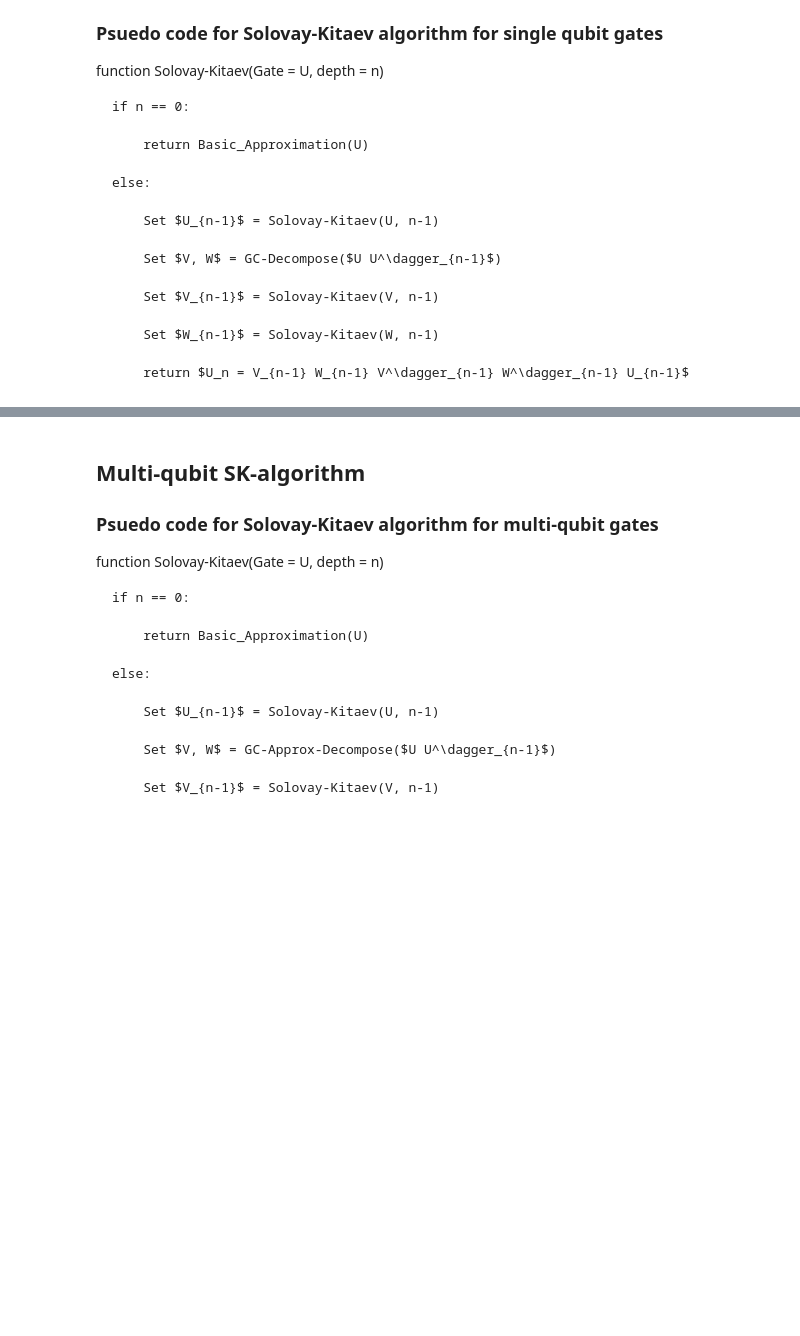
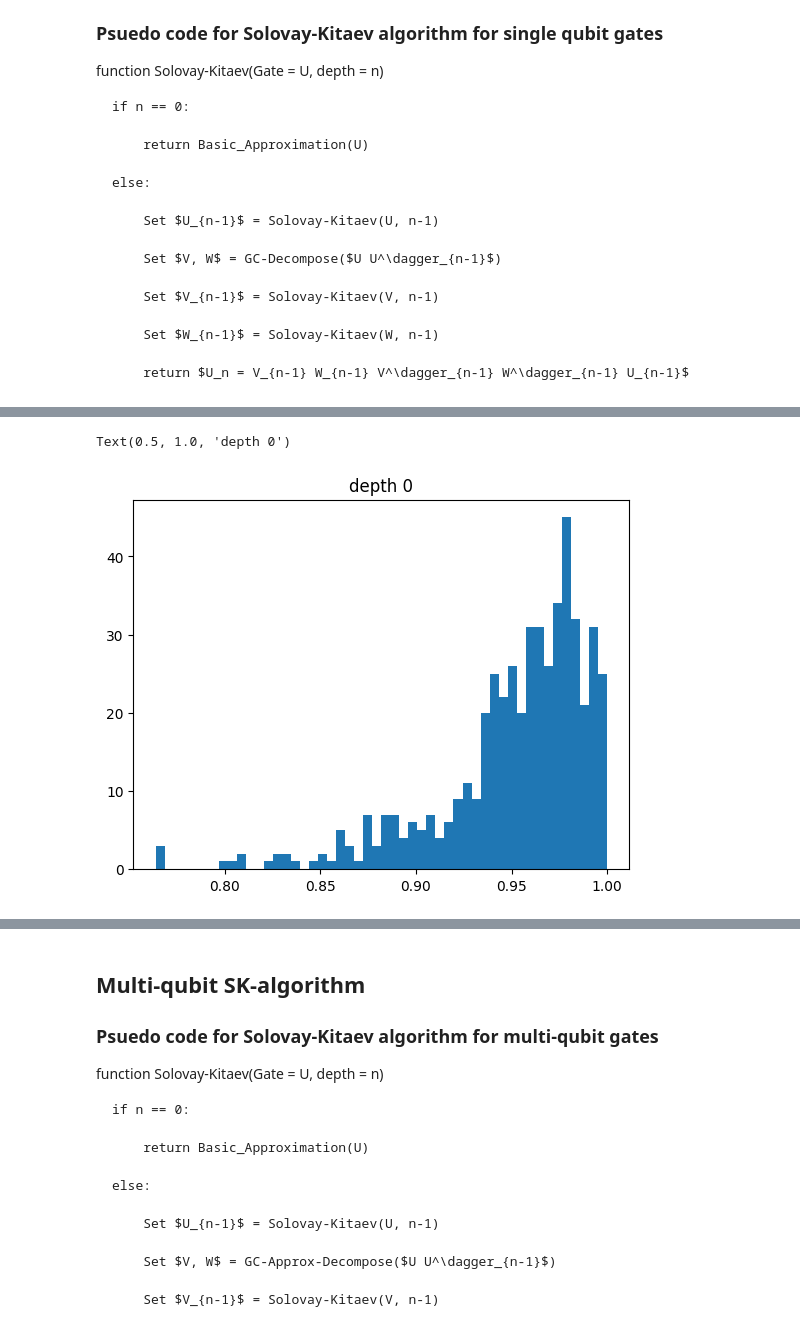
Before and after one commit to TonyDeng0514/Mathematica-codes-for-parastatistics, a Jupyter notebook: SK-decomposition.ipynb, the cells around one changed output, grey strips where cells are left out. Cells and saved outputs as stored; diff of their text form; code cells hidden in the pictures; blank space fills up the shorter version.

```diff
--- a/SK-decomposition.ipynb
+++ b/SK-decomposition.ipynb
@@ -342,0 +200,8 @@ Fidelity: 0.4590028777775623
+# %%
+epsilon0_net = precompute_sequences_and_unitaries(G, L0, gate_dict)
+# %%
+def basic_approximation(U):
+    epsilon_list = []
+    for i in epsilon0_net:
+        epsilon_list+=[distance(U, i)]
+    return epsilon0_net[epsilon_list.index(min(epsilon_list))]
@@ -342,0 +246,11 @@ Fidelity: 0.4590028777775623
+# %%
+def solovay_kitaevSU2(U, n):
+    if n == 0:
+        return basic_approximation(U)
+    else:
+        Un1 = solovay_kitaevSU2(U, n-1)
+        V, W = GC_decompose(U @ Un1.conj().T)
+        Vn1 = solovay_kitaevSU2(V, n-1)
+        Wn1 = solovay_kitaevSU2(W, n-1)
+        Un = Vn1 @ Wn1 @ Vn1.conj().T @ Wn1.conj().T @ Un1
+        return Un
@@ -342,0 +263,15 @@ Fidelity: 0.4590028777775623
+# %%
+list_U = [random_su2() for i in range(500)]
+# %%
+# Depth 0 fidelity histogram
+list_F = []
+for U in list_U:
+    skU = solovay_kitaevSU2(U, 0)
+    # dis = distance(U, skU)
+    F = average_gate_fidelity(U, skU)
+    list_F += [F]
+plt.hist(list_F, bins = 50);
+plt.title("depth 0")
+# %% [output]
+Text(0.5, 1.0, 'depth 0')
+[figure, added]
```
Also changed, not shown: parts of 17 cells of this notebook, 1 other file.
